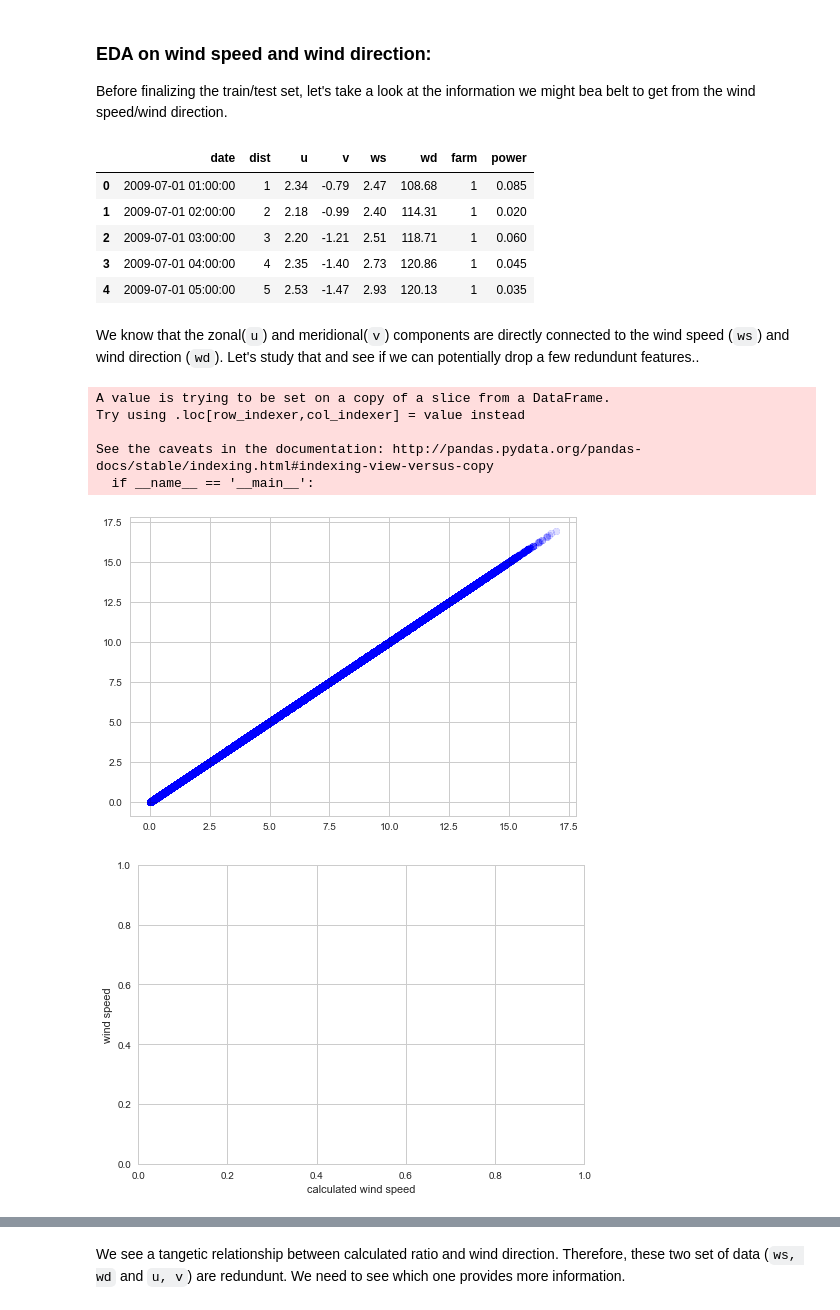
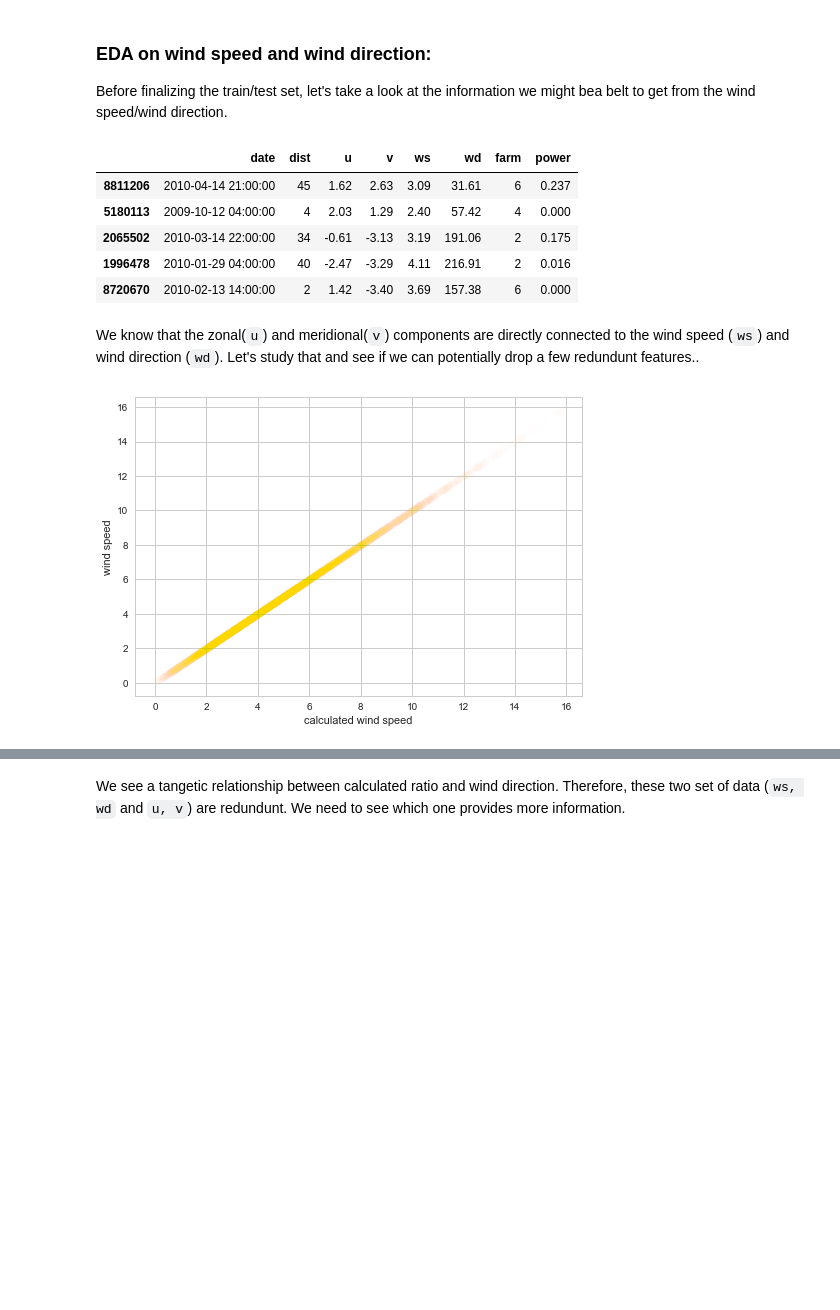
Before and after one commit to amnghd/Wind_Forecasting_Analytics, a Jupyter notebook: Energy_Forecasting.ipynb, the cells around one changed output, grey strips where cells are left out. Cells and saved outputs as stored; diff of their text form; code cells hidden in the pictures; blank space fills up the shorter version.

```diff
--- a/Energy_Forecasting.ipynb
+++ b/Energy_Forecasting.ipynb
@@ -286,30 +286,24 @@ Before finalizing the train/test set, let's take a look at the information we mi
 # %%
 wind_list = ['date','dist', 'u','v','ws','wd','farm', 'power']
 wind = whole_data[wind_list]
+wind = wind.sample(10000)
 wind.head()
 # %% [output]
 |  | date | dist | u | v | ws | wd | farm | power |
-| 0 | 2009-07-01 01:00:00 | 1 | 2.34 | -0.79 | 2.47 | 108.68 | 1 | 0.085 |
-| 1 | 2009-07-01 02:00:00 | 2 | 2.18 | -0.99 | 2.40 | 114.31 | 1 | 0.020 |
-| 2 | 2009-07-01 03:00:00 | 3 | 2.20 | -1.21 | 2.51 | 118.71 | 1 | 0.060 |
-| 3 | 2009-07-01 04:00:00 | 4 | 2.35 | -1.40 | 2.73 | 120.86 | 1 | 0.045 |
-| 4 | 2009-07-01 05:00:00 | 5 | 2.53 | -1.47 | 2.93 | 120.13 | 1 | 0.035 |
+| 8811206 | 2010-04-14 21:00:00 | 45 | 1.62 | 2.63 | 3.09 | 31.61 | 6 | 0.237 |
+| 5180113 | 2009-10-12 04:00:00 | 4 | 2.03 | 1.29 | 2.40 | 57.42 | 4 | 0.000 |
+| 2065502 | 2010-03-14 22:00:00 | 34 | -0.61 | -3.13 | 3.19 | 191.06 | 2 | 0.175 |
+| 1996478 | 2010-01-29 04:00:00 | 40 | -2.47 | -3.29 | 4.11 | 216.91 | 2 | 0.016 |
+| 8720670 | 2010-02-13 14:00:00 | 2 | 1.42 | -3.40 | 3.69 | 157.38 | 6 | 0.000 |
 # %% [markdown]
 We know that the zonal(``u``) and meridional(``v``) components are directly connected to the wind speed (``ws``) and wind direction (``wd``). Let's study that and see if we can potentially drop a few redundunt features..
 # %%
 wind['calculated_ws'] = np.sqrt(wind.u**2+wind.v**2)
-plt.scatter(wind.calculated_ws, wind.ws, alpha= 0.009, color = 'blue')
-plt.show()
+plt.scatter(wind.calculated_ws, wind.ws, alpha= 0.009, color = 'gold')
 plt.xlabel('calculated wind speed')
 plt.ylabel('wind speed')
 plt.show()
 # %% [output]
-A value is trying to be set on a copy of a slice from a DataFrame.
-Try using .loc[row_indexer,col_indexer] = value instead
-
-See the caveats in the documentation: http://pandas.pydata.org/pandas-docs/stable/indexing.html#indexing-view-versus-copy
-  if __name__ == '__main__':
-[figure, old version]
+[figure, new version]
-[figure, removed]
 # %%
 wind['calculated_ratio'] = (wind.u/wind.v)
```
Also changed, not shown: parts of 22 cells of this notebook.
